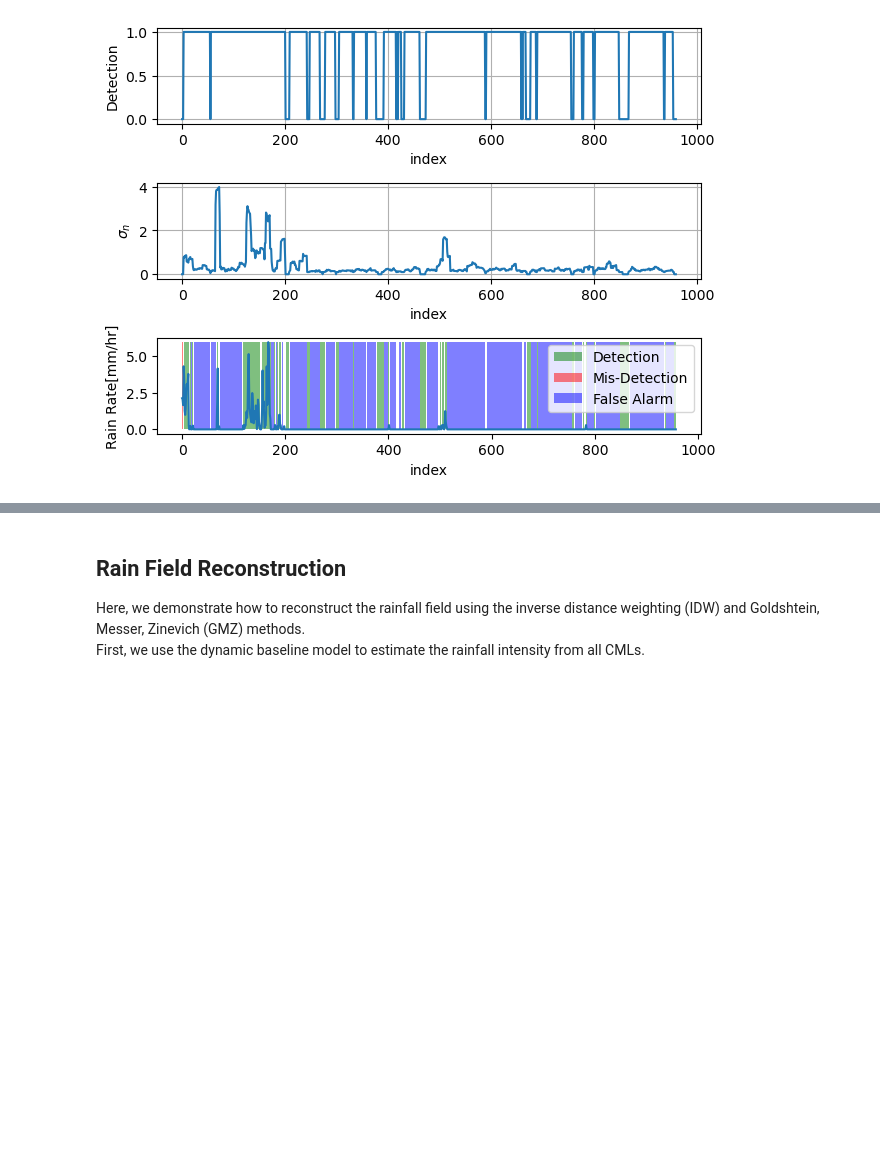
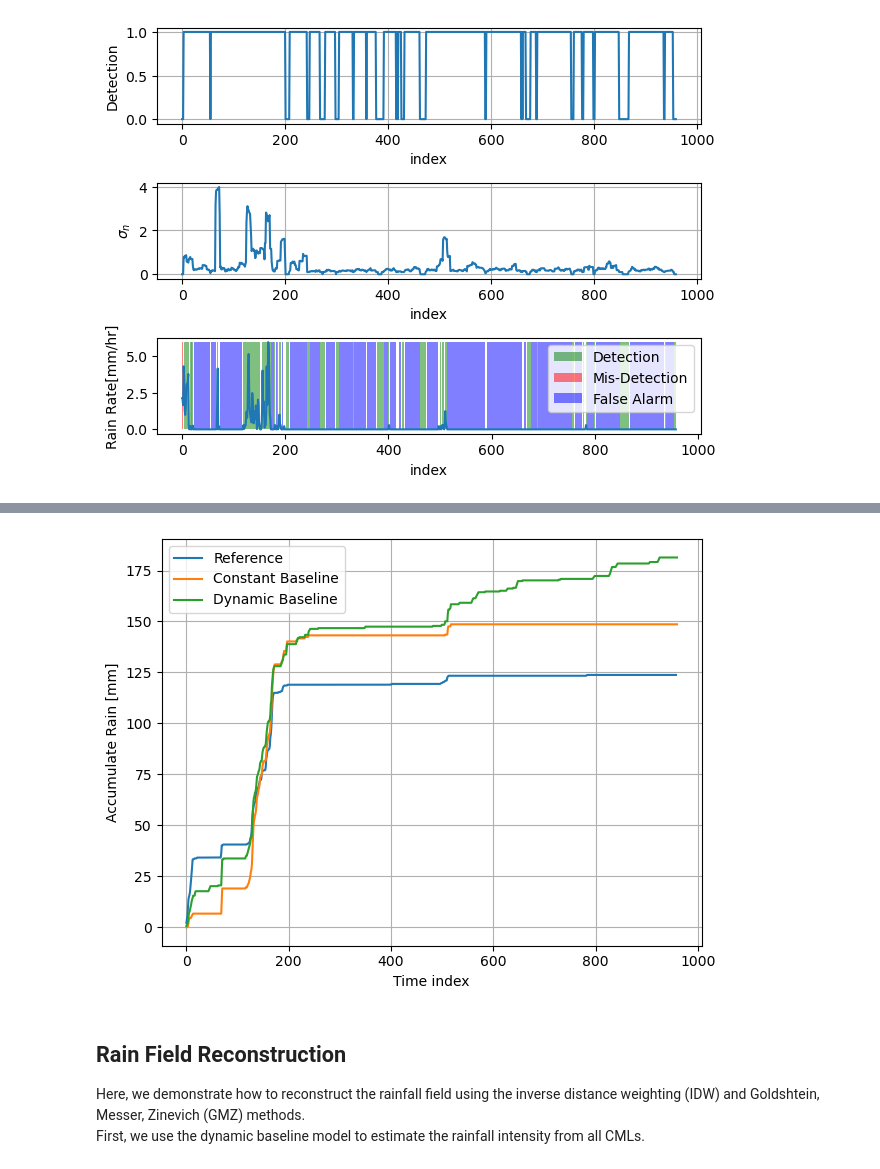
Before and after one commit to haihabi/PyNNcml, a Jupyter notebook: examples/tutorials/model_driven_tutorial.ipynb, the cells around one changed output, grey strips where cells are left out. Drawn from its saved outputs; the diff is of its cells as text; code cells hidden in the pictures; blank space fills up the shorter version.

```diff
--- a/examples/tutorials/model_driven_tutorial.ipynb
+++ b/examples/tutorials/model_driven_tutorial.ipynb
@@ -167,3 +197,15 @@ plt.show()
+# %%
+plt.plot(np.cumsum(ref), label="Reference")
+plt.plot(np.cumsum(rain_ts), label="Constant Baseline")
+plt.plot(np.cumsum(rain_os), label="Dynamic Baseline")
+plt.xlabel("Time index")
+plt.ylabel("Accumulate Rain [mm]")
+plt.grid()
+plt.legend()
+plt.tight_layout()
+plt.show()
+# %% [output]
+[figure, added]
 # %% [markdown]
 ## Rain Field Reconstruction
 Here, we demonstrate how to reconstruct the rainfall field using the inverse distance weighting (IDW) and Goldshtein, Messer, Zinevich (GMZ) methods. <br>
```
Also changed, not shown: parts of 6 cells of this notebook, 5 other files.
